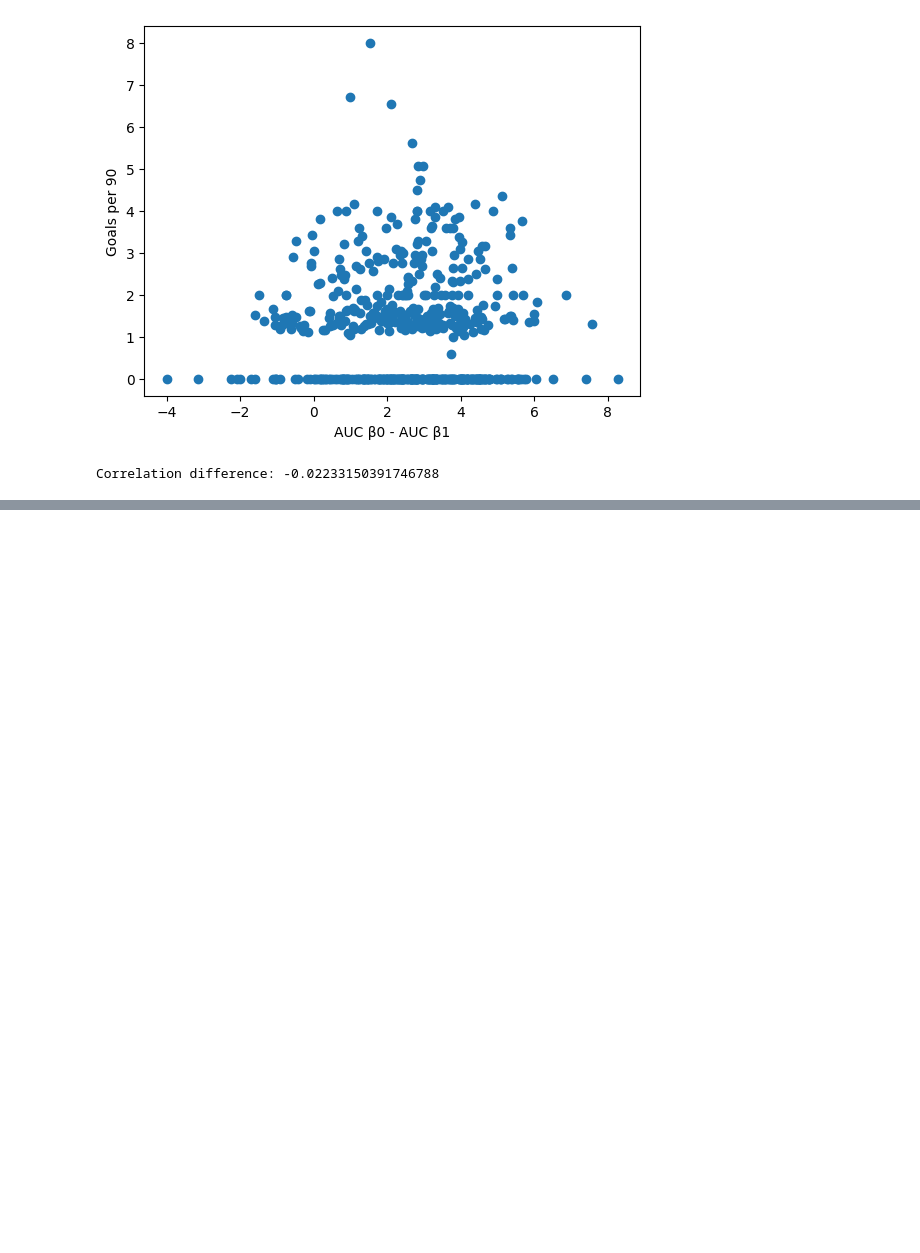
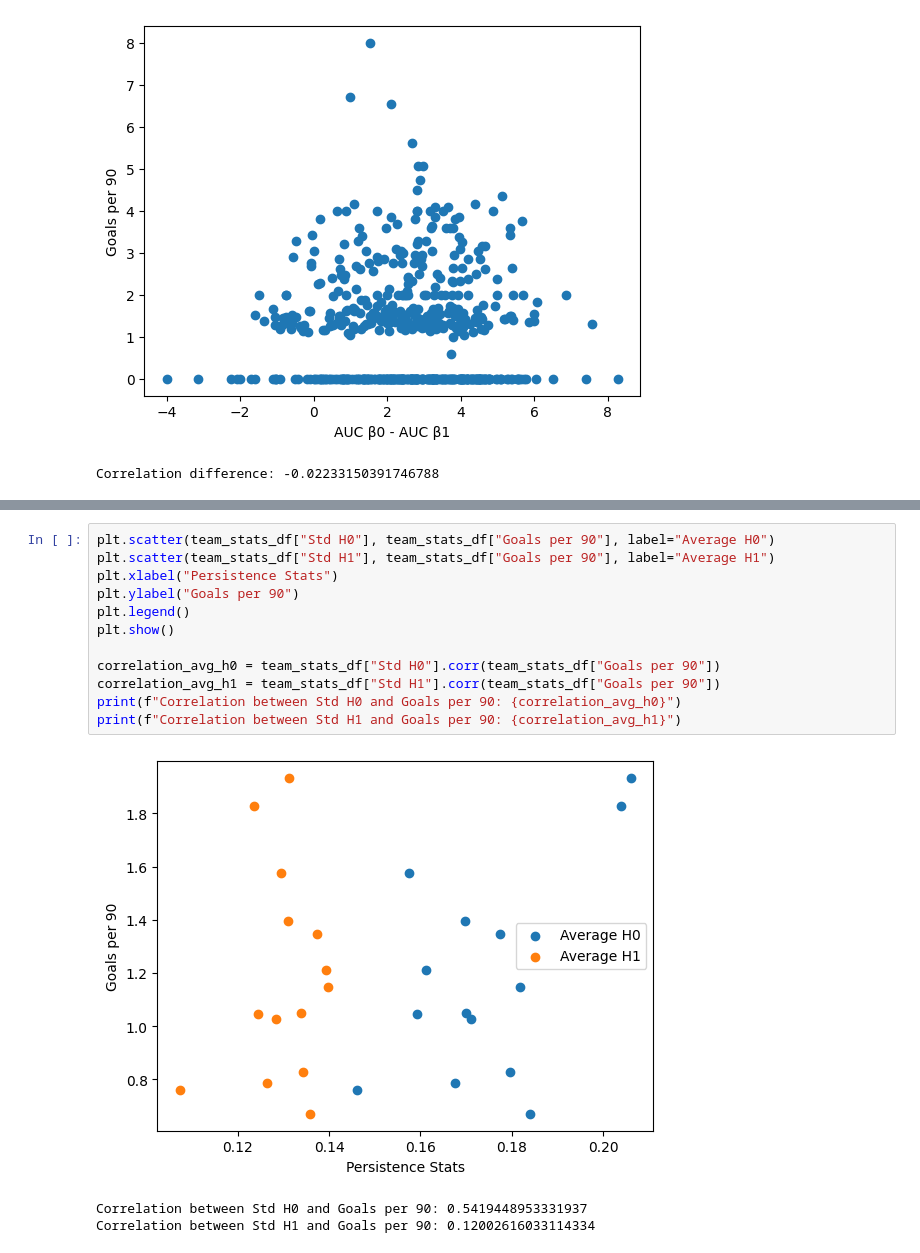
Before and after one commit to Sam-B-Y/TDA-Soccer-Passing-Networks, a Jupyter notebook: models/AUCtoGoals.ipynb, the cells around one changed output, grey strips where cells are left out. Drawn from its saved outputs; the diff is of its cells as text; blank space fills up the shorter version.

```diff
--- a/models/AUCtoGoals.ipynb
+++ b/models/AUCtoGoals.ipynb
@@ -121,0 +193,16 @@ Correlation difference: -0.02233150391746788
+# %%
+plt.scatter(team_stats_df["Std H0"], team_stats_df["Goals per 90"], label="Average H0")
+plt.scatter(team_stats_df["Std H1"], team_stats_df["Goals per 90"], label="Average H1")
+plt.xlabel("Persistence Stats")
+plt.ylabel("Goals per 90")
+plt.legend()
+plt.show()
+
+correlation_avg_h0 = team_stats_df["Std H0"].corr(team_stats_df["Goals per 90"])
+correlation_avg_h1 = team_stats_df["Std H1"].corr(team_stats_df["Goals per 90"])
+print(f"Correlation between Std H0 and Goals per 90: {correlation_avg_h0}")
+print(f"Correlation between Std H1 and Goals per 90: {correlation_avg_h1}")
+# %% [output]
+[figure, added]
+Correlation between Std H0 and Goals per 90: 0.5419448953331937
+Correlation between Std H1 and Goals per 90: 0.12002616033114334
```
Also changed, not shown: parts of 6 cells of this notebook, 1 other file.
